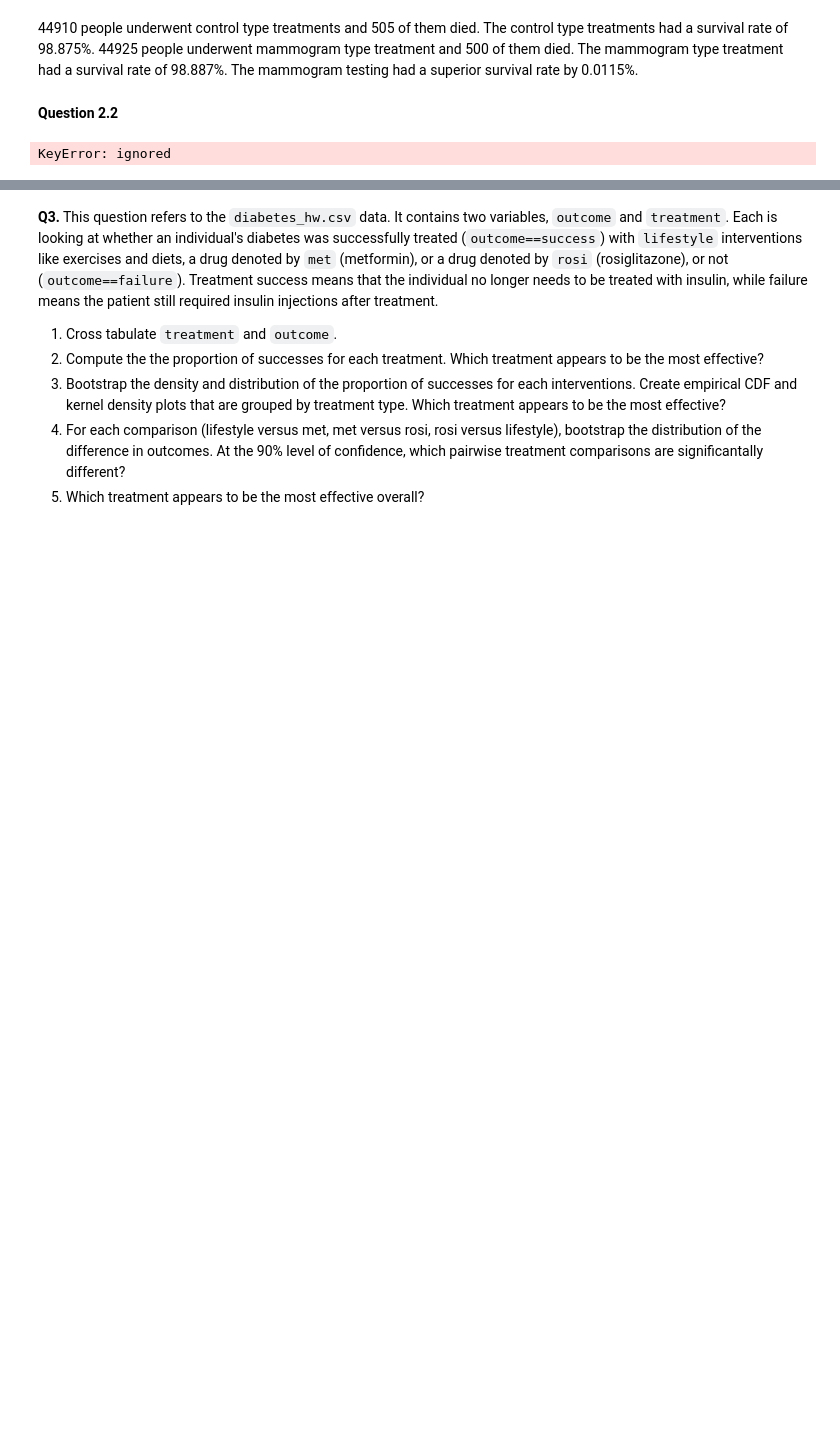
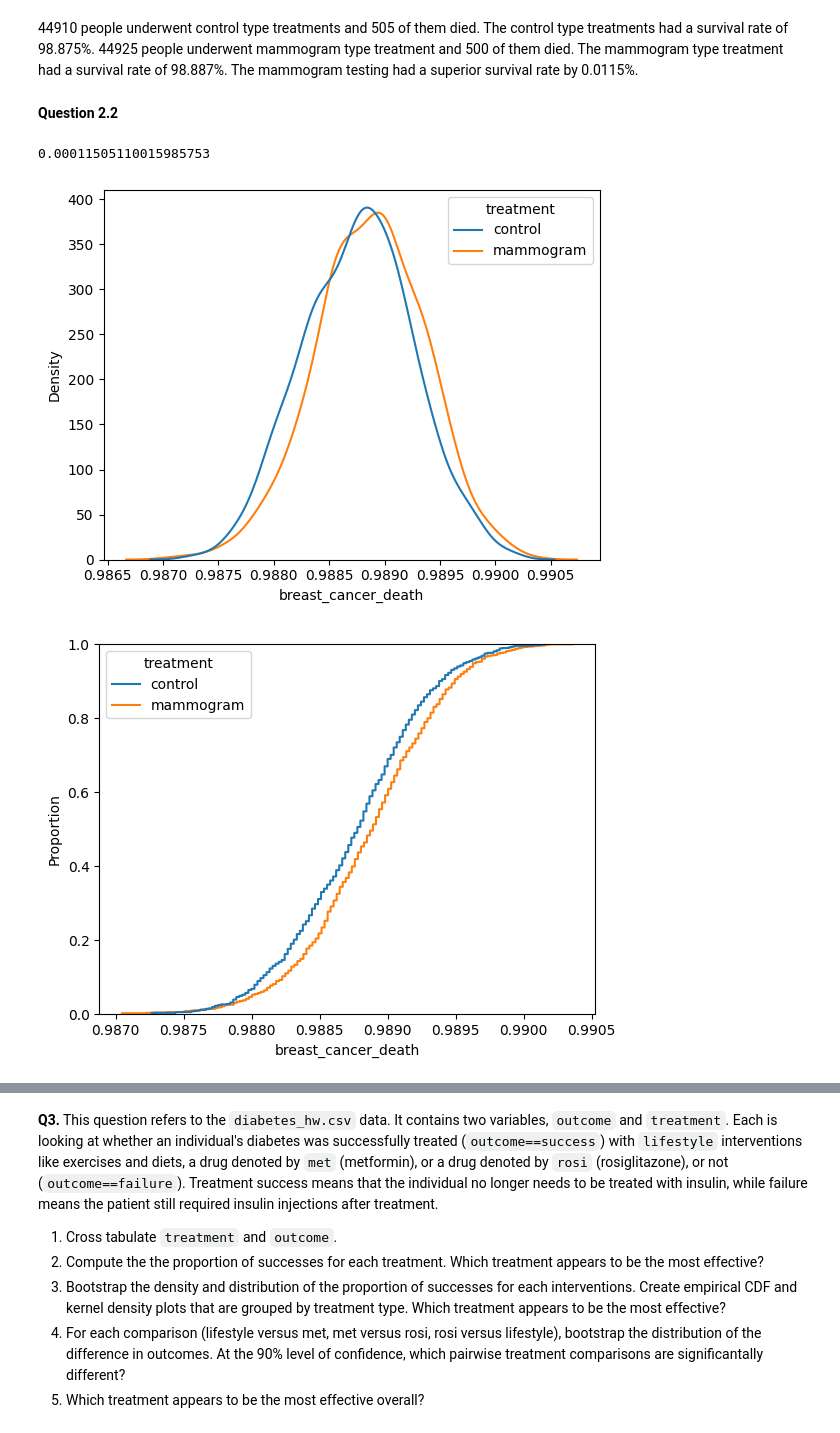
Before and after one commit to JackPMoore/the_bootstrap, a Jupyter notebook: final.ipynb, the cells around one changed output, grey strips where cells are left out. Drawn from its saved outputs; the diff is of its cells as text; code cells hidden in the pictures; blank space fills up the shorter version.

```diff
--- a/final.ipynb
+++ b/final.ipynb
@@ -61,17 +61,20 @@ pd.crosstab(cancer['treatment'], cancer['breast_cancer_death'])
 44910 people underwent control type treatments and 505 of them died. The control type treatments had a survival rate of 98.875%. 44925 people underwent mammogram type treatment and 500 of them died. The mammogram type treatment had a survival rate of 98.887%. The mammogram testing had a superior survival rate by 0.0115%.
 # %% [markdown]
 **Question 2.2**
+# %%
+cancer['no'] = 0
+cancer.loc[cancer['breast_cancer_death']=='no','no']=1
 # %%
-mammogram_0 = cancer.loc[cancer['treatment'] =='mammogram', 'breast_cancer_death'].mean()
-control_0 = cancer.loc[cancer['treatment'] =='control', 'breast_cancer_death'].mean()
+mammogram_0 = cancer.loc[cancer['treatment'] =='mammogram', 'no'].mean()
+control_0 = cancer.loc[cancer['treatment'] =='control', 'no'].mean()
 diff_0 =  mammogram_0 - control_0
 print(diff_0)
 
 #control
-cancer_C = cancer.loc[ cancer['treatment'] =='control', 'yes' ]
+cancer_C = cancer.loc[ cancer['treatment'] =='control', 'no' ]
 N_C = cancer_C.shape[0]
 #mammogram
-cancer_M = cancer.loc[ cancer['treatment'] =='mammogram', 'yes' ]
+cancer_M = cancer.loc[ cancer['treatment'] =='mammogram', 'no' ]
 N_M = cancer_M.shape[0]
 
 # Simulation:
@@ -79,36 +82,38 @@ S = 1000
 rate_M = np.zeros(S)
 rate_C = np.zeros(S)
 diff = np.zeros(S)
 
 # Bootstrapping:
 for s in range(S):
     sample_C = cancer_C.sample(N_C,axis=0,replace=True)
     rate_C[s] = sample_C.mean()
     sample_M = cancer_M.sample(N_M,axis=0,replace=True)
     rate_M[s] = sample_M.mean()
     diff[s] = rate_M[s]-rate_C[s]
 
-# Combine male and female result into one dataframe for plotting:
+
 rdf_C = pd.DataFrame({'treatment':'control','breast_cancer_death':rate_C})
 rdf_M = pd.DataFrame({'treatment':'mammogram','breast_cancer_death':rate_M})
 rdf = pd.concat([rdf_C,rdf_M],axis=0)
 
-# Density plot of promotion rates:
+
 sns.kdeplot(data=rdf,x='breast_cancer_death',hue='treatment')
 plt.show()
 
-# ECDF of promotion rates:
+
 sns.ecdfplot(data=rdf,x='breast_cancer_death',hue='treatment')
 plt.show()
 
-# Density plot of differences in rates:
+
 ax = sns.kdeplot(diff)
 ax.axvline(x = diff_0)
 plt.show()
 
-# ECDF of differences in rates:
+
 ax = sns.ecdfplot(diff)
 ax.axvline(x = diff_0)
 plt.show()
 # %% [output]
-KeyError: ignored
+0.00011505110015985753
+[figure, added]
+[figure, added]
```
Also changed, not shown: parts of 6 cells of this notebook.
